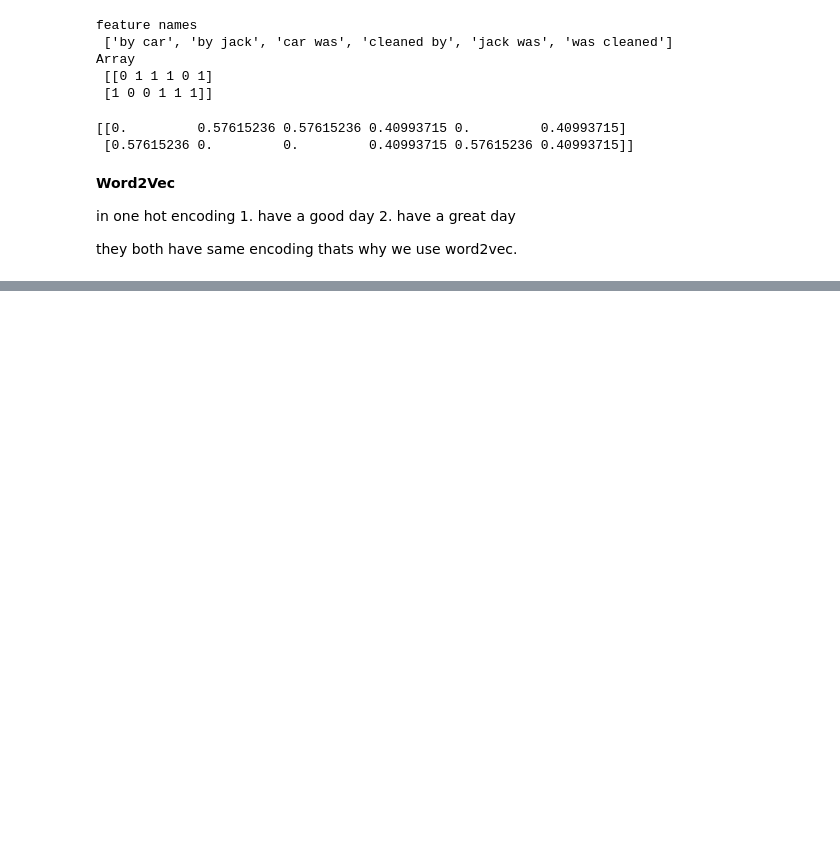
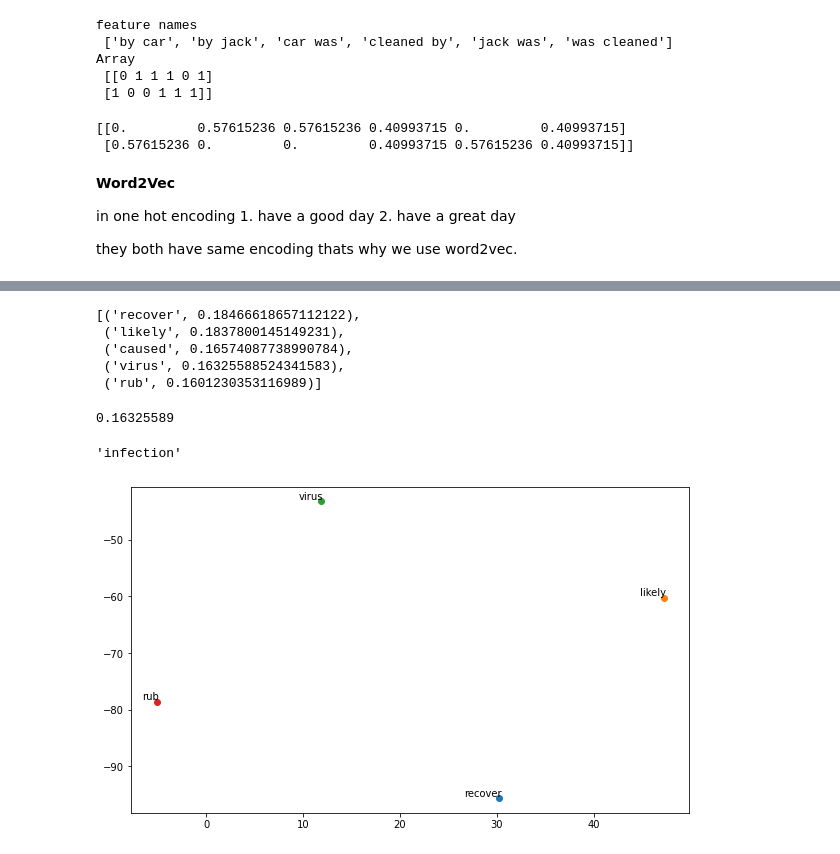
Before and after one commit to minonza/NLP, a Jupyter notebook: NLP2.ipynb, the cells around one changed output, grey strips where cells are left out. Cells and saved outputs as stored; diff of their text form; code cells hidden in the pictures; blank space fills up the shorter version.

```diff
--- a/NLP2.ipynb
+++ b/NLP2.ipynb
@@ -257,0 +260,3 @@ AttributeError: ignored
+# %%
+sent_word=[nltk.word_tokenize(sentence) for sentence in sentences]
+print(sent_word)
@@ -257,0 +265,3 @@ AttributeError: ignored
+# %%
+punc=string.punctuation
+punc
@@ -257,0 +270,7 @@ AttributeError: ignored
+# %%
+for i in range(len(sent_word)):
+  sent_word[i]=[word for word in sent_word[i]
+                if word not in stopwords.words('english') if word not in punc]
+# %%
+model=Word2Vec(sent_word,min_count=1)
+words=model.wv.vocab
@@ -257,0 +300,45 @@ AttributeError: ignored
+# %%
+similar
+# %% [output]
+[('recover', 0.18466618657112122),
+ ('likely', 0.1837800145149231),
+ ('caused', 0.16574087738990784),
+ ('virus', 0.16325588524341583),
+ ('rub', 0.1601230353116989)]
+# %%
+model.wv.similarity(w1='coronavirus',w2='virus')
+# %% [output]
+0.16325589
+# %%
+#filter non simiarity
+model.wv.doesnt_match(["infection","spread"])
+# %% [output]
+'infection'
+# %%
+from sklearn.manifold import TSNE
+vocab=['recover','likely','virus','rub']
+def tsne_plot(model):
+  labels=[]
+  wordvecs=[]
+  for word in vocab:
+    wordvecs.append(model[word])
+    labels.append(word)
+  tsne_model=TSNE(perplexity=3,n_components=2,init='pca',random_state=42)
+  cordinates=tsne_model.fit_transform(wordvecs)
+  x=[]
+  y=[]
+  for value in cordinates:
+    x.append(value[0])
+    y.append(value[1])
+  plt.figure(figsize=(10,6))
+  for i in range(len(x)):
+    plt.scatter(x[i],y[i])
+    plt.annotate(labels[i],
+                 xy=(x[i],y[i]),
+                 xytext=(2, 2),
+                 textcoords='offset points', ha ='right')
+
+tsne_plot(model)
+plt.show()
+# %% [output]
+[figure, added]
```
Also changed, not shown: parts of 8 cells of this notebook.
